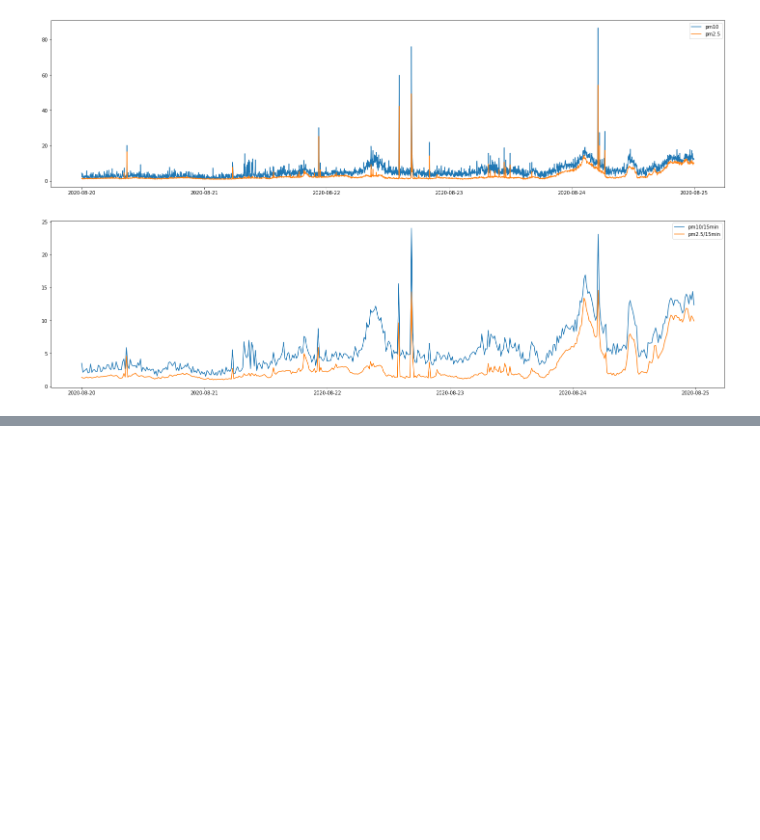
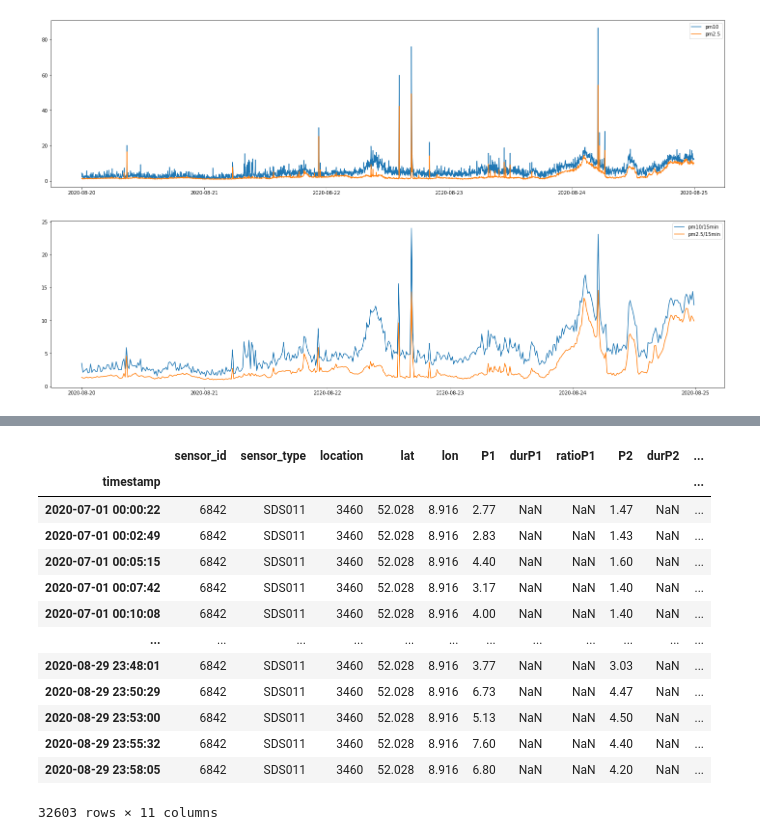
Before and after one commit to Sebastian-Bender/air-pollution, a Jupyter notebook: AirPollution/src/DataExploration.ipynb, the cells around one changed output, grey strips where cells are left out. Drawn from its saved outputs; the diff is of its cells as text; code cells hidden in the pictures; blank space fills up the shorter version.

```diff
--- a/AirPollution/src/DataExploration.ipynb
+++ b/AirPollution/src/DataExploration.ipynb
@@ -79,0 +133,17 @@ plt.show()
+# %%
+comp
+# %% [output]
+|  | sensor_id | sensor_type | location | lat | lon | P1 | durP1 | ratioP1 | P2 | durP2 | ... |
+| timestamp |  |  |  |  |  |  |  |  |  |  | ... |
+| 2020-07-01 00:00:22 | 6842 | SDS011 | 3460 | 52.028 | 8.916 | 2.77 | NaN | NaN | 1.47 | NaN | ... |
+| 2020-07-01 00:02:49 | 6842 | SDS011 | 3460 | 52.028 | 8.916 | 2.83 | NaN | NaN | 1.43 | NaN | ... |
+| 2020-07-01 00:05:15 | 6842 | SDS011 | 3460 | 52.028 | 8.916 | 4.40 | NaN | NaN | 1.60 | NaN | ... |
+| 2020-07-01 00:07:42 | 6842 | SDS011 | 3460 | 52.028 | 8.916 | 3.17 | NaN | NaN | 1.40 | NaN | ... |
+| 2020-07-01 00:10:08 | 6842 | SDS011 | 3460 | 52.028 | 8.916 | 4.00 | NaN | NaN | 1.40 | NaN | ... |
+| ... | ... | ... | ... | ... | ... | ... | ... | ... | ... | ... | ... |
+| 2020-08-29 23:48:01 | 6842 | SDS011 | 3460 | 52.028 | 8.916 | 3.77 | NaN | NaN | 3.03 | NaN | ... |
+| 2020-08-29 23:50:29 | 6842 | SDS011 | 3460 | 52.028 | 8.916 | 6.73 | NaN | NaN | 4.47 | NaN | ... |
+| 2020-08-29 23:53:00 | 6842 | SDS011 | 3460 | 52.028 | 8.916 | 5.13 | NaN | NaN | 4.50 | NaN | ... |
+| 2020-08-29 23:55:32 | 6842 | SDS011 | 3460 | 52.028 | 8.916 | 7.60 | NaN | NaN | 4.40 | NaN | ... |
+| 2020-08-29 23:58:05 | 6842 | SDS011 | 3460 | 52.028 | 8.916 | 6.80 | NaN | NaN | 4.20 | NaN | ... |
+32603 rows × 11 columns
```
Also changed, not shown: parts of 9 cells of this notebook.
